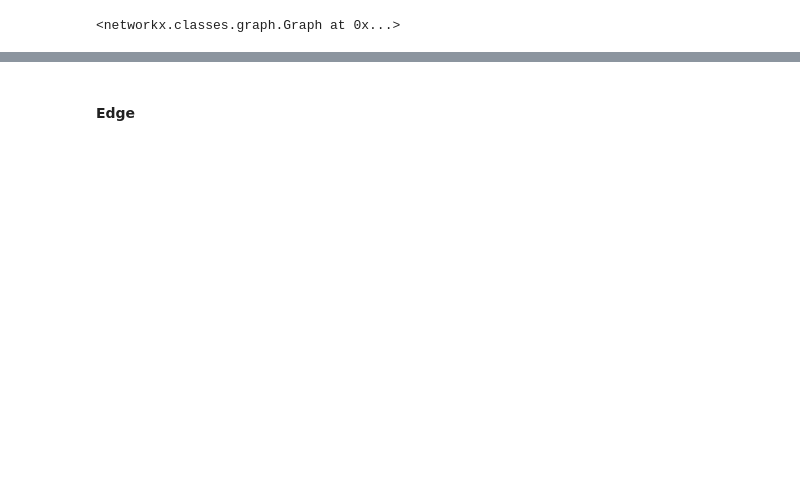
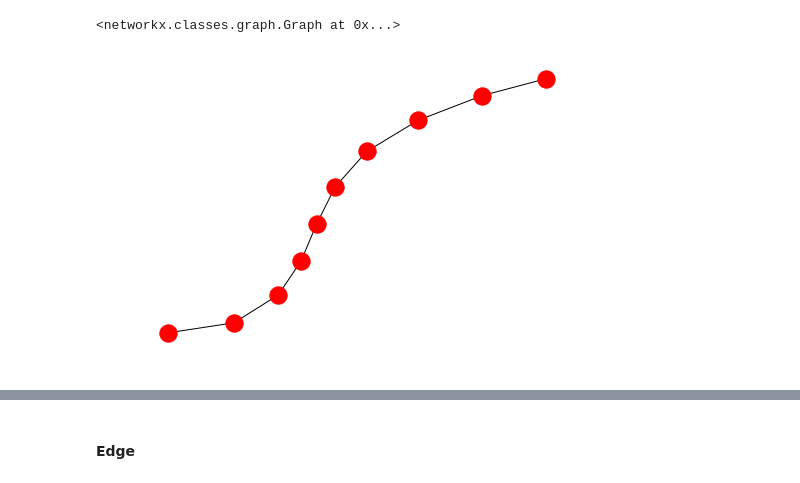
Before and after one commit to INKWWW/python_project, a Jupyter notebook: data_mining/graph/Networkx.ipynb, the cells around one changed output, grey strips where cells are left out. Saved outputs shown, nothing was run; the diff lists cells and outputs as text; code cells hidden in the pictures; blank space fills up the shorter version.

```diff
--- a/data_mining/graph/Networkx.ipynb
+++ b/data_mining/graph/Networkx.ipynb
@@ -25,6 +27,10 @@ G.add_nodes_from(H)
 H
 # %% [output]
 <networkx.classes.graph.Graph at 0x...>
+# %%
+nx.draw(H)
+# %% [output]
+[figure, added]
 # %%
 nx.draw(G)
 # %% [output]
```
Also changed, not shown: parts of 9 cells of this notebook.
